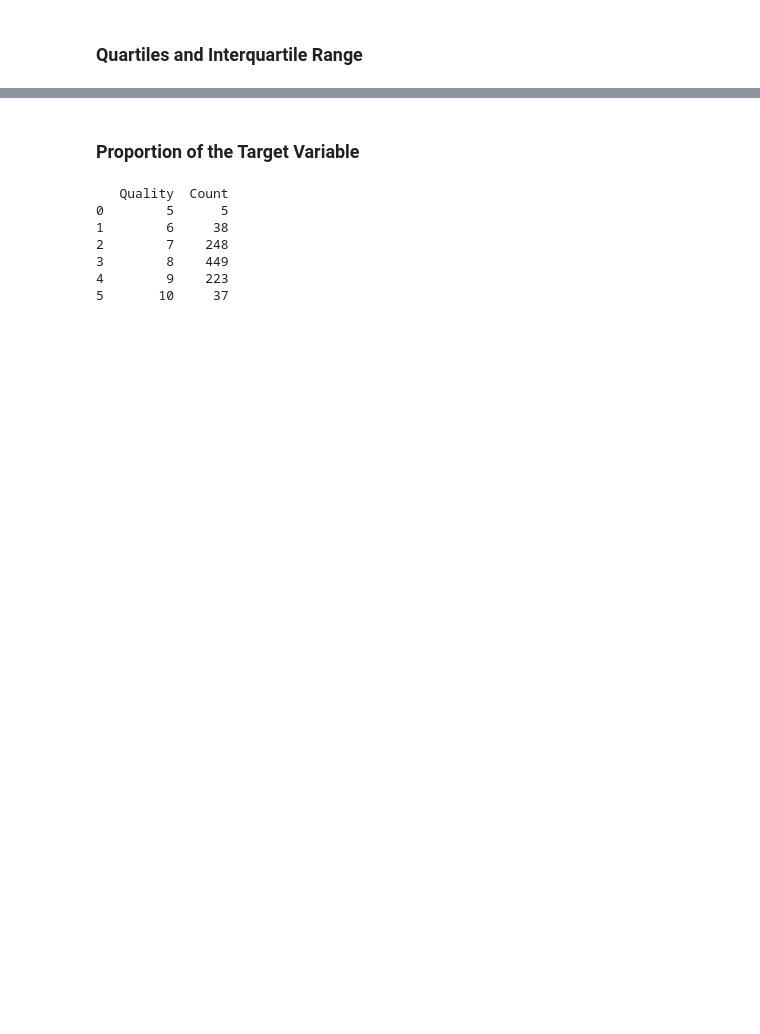
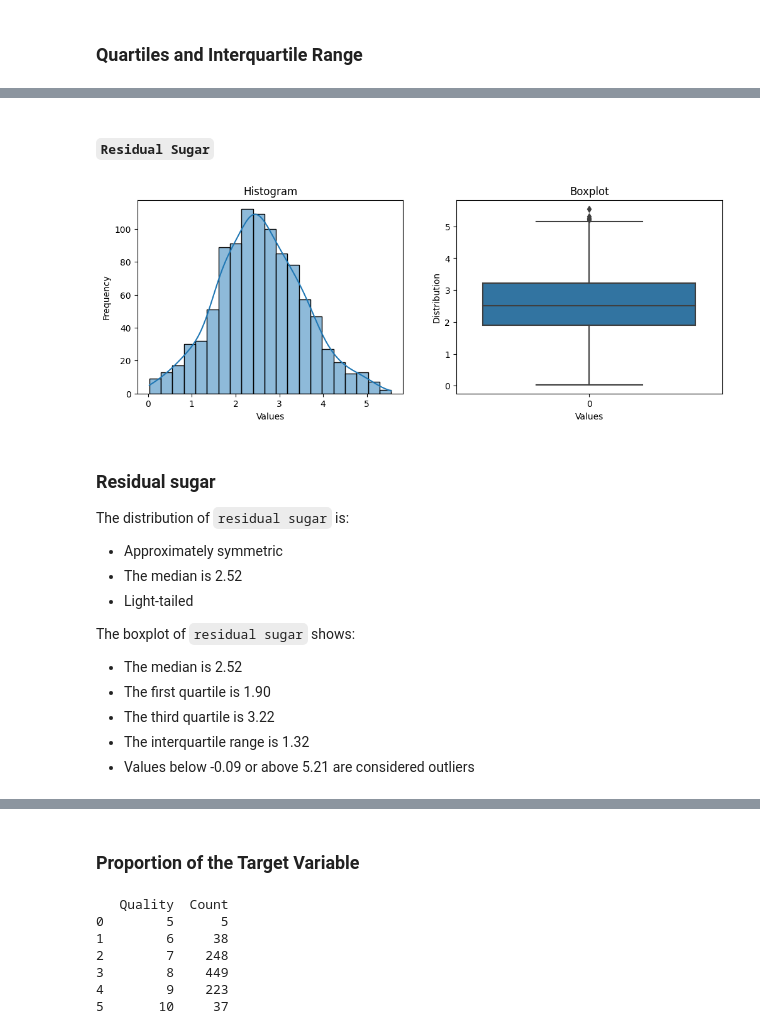
Before and after one commit to maikeljh/TubesProbstatGan, a Jupyter notebook: src/analysis.ipynb, the cells around one changed output, grey strips where cells are left out. Drawn from its saved outputs; the diff is of its cells as text; code cells hidden in the pictures; blank space fills up the shorter version.

```diff
--- a/src/analysis.ipynb
+++ b/src/analysis.ipynb
@@ -447,0 +458,18 @@ plt.show()
+# %% [markdown]
+#### `Residual Sugar`
+# %%
+describe_feature(df, 'residual sugar')
+# %% [output]
+[figure, added]
+### Residual sugar
+The distribution of `residual sugar` is:
+- Approximately symmetric
+- The median is 2.52
+- Light-tailed
+
+The boxplot of `residual sugar` shows:
+- The median is 2.52
+- The first quartile is 1.90
+- The third quartile is 3.22
+- The interquartile range is 1.32
+- Values below -0.09 or above 5.21 are considered outliers
```
Also changed, not shown: parts of 105 cells of this notebook.
